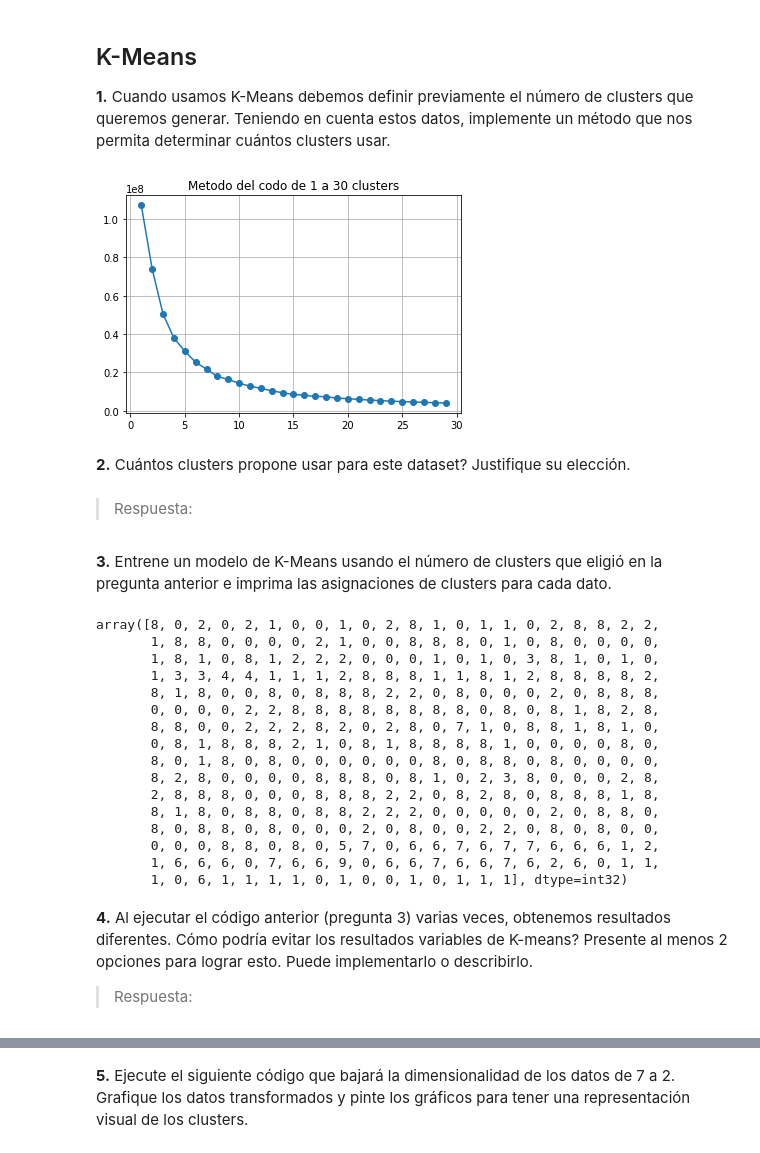
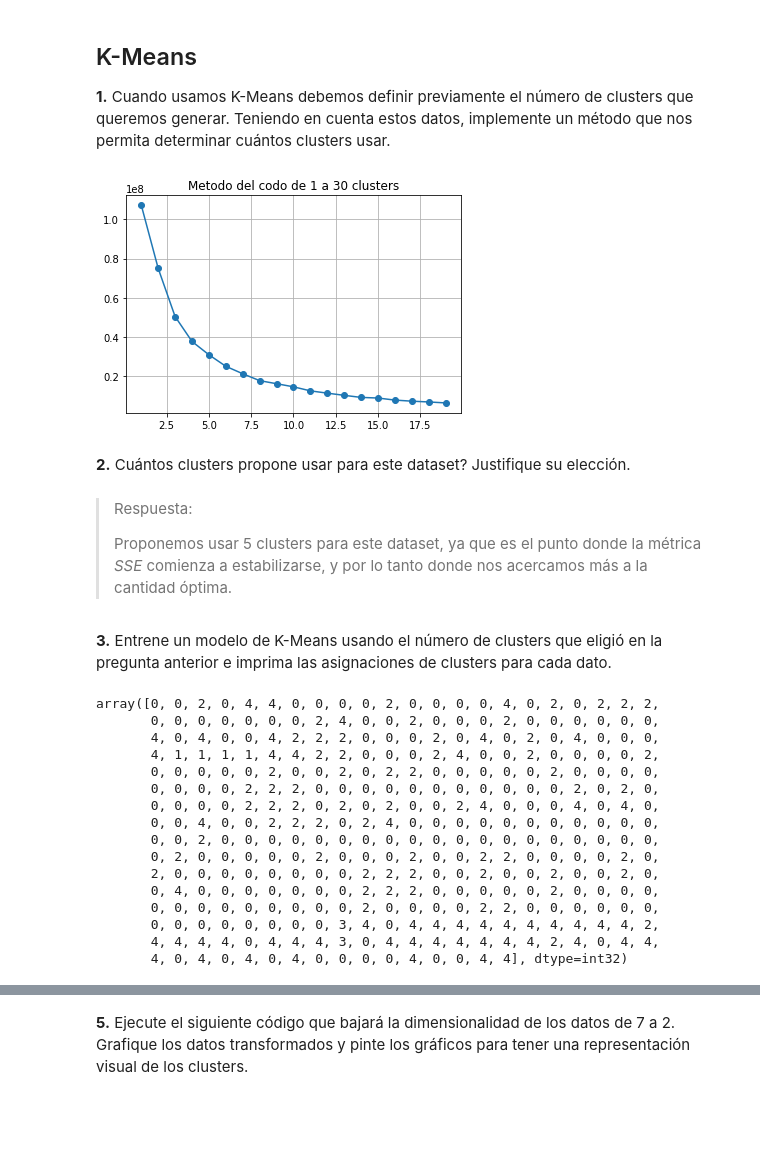
Before and after one commit to Nicolas-Francisco/Sarcastic-messages-analysis, a Jupyter notebook: -- Javo and Nico only --/T3/Tarea_3.ipynb, the cells around one changed output, grey strips where cells are left out. Drawn from its saved outputs; the diff is of its cells as text; code cells hidden in the pictures; blank space fills up the shorter version.

```diff
--- a/-- Javo and Nico only --/T3/Tarea_3.ipynb
+++ b/-- Javo and Nico only --/T3/Tarea_3.ipynb
@@ -250,62 +228,61 @@ X
 # %%
 # Respuesta
 
 from sklearn.cluster import KMeans
 from sklearn import datasets
 import matplotlib.pyplot as plt
 import numpy as np
 
 # Plotly library
 #!pip install plotly --upgrade
 import plotly.express as px
 import plotly.graph_objects as go
 import plotly.figure_factory as ff
 
 random_state = 20
 
 sse = []
 
-clusters = list(range(1, 30))
+clusters = list(range(1,20))
 for k in clusters:
     kmeans = KMeans(n_clusters=k).fit(X)
     sse.append(kmeans.inertia_)
 
 plt.plot(clusters, sse, marker="o")
 plt.title("Metodo del codo de 1 a 30 clusters")
 plt.grid(True)
 plt.show()
 # %% [output]
-[figure, old version]
+[figure, new version]
 # %% [markdown]
 **2.** Cuántos clusters propone usar para este dataset? Justifique su elección.
-# %% [markdown]
-> Respuesta:
+# %% [markdown]
+
+> Respuesta:
+>
+> Proponemos usar 5 clusters para este dataset, ya que es el punto donde la métrica *SSE* comienza a estabilizarse, y por lo tanto donde nos acercamos más a la cantidad óptima.
 # %% [markdown]
 **3.** Entrene un modelo de K-Means usando el número de clusters que eligió en la pregunta anterior e imprima las asignaciones de clusters para cada dato.
 # %%
 # Respuesta
-kmeans = KMeans(n_clusters=10, n_init=20, max_iter=300, random_state=random_state)
+kmeans = KMeans(n_clusters=5, n_init=20, max_iter=300, random_state=random_state)
 kmeans.fit(X) # fit retorna a self
 y_pred = kmeans.predict(X)
 y_pred
 # %% [output]
-array([8, 0, 2, 0, 2, 1, 0, 0, 1, 0, 2, 8, 1, 0, 1, 1, 0, 2, 8, 8, 2, 2,
-       1, 8, 8, 0, 0, 0, 0, 2, 1, 0, 0, 8, 8, 8, 0, 1, 0, 8, 0, 0, 0, 0,
-       1, 8, 1, 0, 8, 1, 2, 2, 2, 0, 0, 0, 1, 0, 1, 0, 3, 8, 1, 0, 1, 0,
-       1, 3, 3, 4, 4, 1, 1, 1, 2, 8, 8, 8, 1, 1, 8, 1, 2, 8, 8, 8, 8, 2,
-       8, 1, 8, 0, 0, 8, 0, 8, 8, 8, 2, 2, 0, 8, 0, 0, 0, 2, 0, 8, 8, 8,
-       0, 0, 0, 0, 2, 2, 8, 8, 8, 8, 8, 8, 8, 8, 0, 8, 0, 8, 1, 8, 2, 8,
-       8, 8, 0, 0, 2, 2, 2, 8, 2, 0, 2, 8, 0, 7, 1, 0, 8, 8, 1, 8, 1, 0,
-       0, 8, 1, 8, 8, 8, 2, 1, 0, 8, 1, 8, 8, 8, 8, 1, 0, 0, 0, 0, 8, 0,
-       8, 0, 1, 8, 0, 8, 0, 0, 0, 0, 0, 0, 8, 0, 8, 8, 0, 8, 0, 0, 0, 0,
-       8, 2, 8, 0, 0, 0, 0, 8, 8, 8, 0, 8, 1, 0, 2, 3, 8, 0, 0, 0, 2, 8,
-       2, 8, 8, 8, 0, 0, 0, 8, 8, 8, 2, 2, 0, 8, 2, 8, 0, 8, 8, 8, 1, 8,
-       8, 1, 8, 0, 8, 8, 0, 8, 8, 2, 2, 2, 0, 0, 0, 0, 0, 2, 0, 8, 8, 0,
-       8, 0, 8, 8, 0, 8, 0, 0, 0, 2, 0, 8, 0, 0, 2, 2, 0, 8, 0, 8, 0, 0,
-       0, 0, 0, 8, 8, 0, 8, 0, 5, 7, 0, 6, 6, 7, 6, 7, 7, 6, 6, 6, 1, 2,
-       1, 6, 6, 6, 0, 7, 6, 6, 9, 0, 6, 6, 7, 6, 6, 7, 6, 2, 6, 0, 1, 1,
-       1, 0, 6, 1, 1, 1, 1, 0, 1, 0, 0, 1, 0, 1, 1, 1], dtype=int32)
+array([0, 0, 2, 0, 4, 4, 0, 0, 0, 0, 2, 0, 0, 0, 0, 4, 0, 2, 0, 2, 2, 2,
+       0, 0, 0, 0, 0, 0, 0, 2, 4, 0, 0, 2, 0, 0, 0, 2, 0, 0, 0, 0, 0, 0,
+       4, 0, 4, 0, 0, 4, 2, 2, 2, 0, 0, 0, 2, 0, 4, 0, 2, 0, 4, 0, 0, 0,
+       4, 1, 1, 1, 1, 4, 4, 2, 2, 0, 0, 0, 2, 4, 0, 0, 2, 0, 0, 0, 0, 2,
+       0, 0, 0, 0, 0, 2, 0, 0, 2, 0, 2, 2, 0, 0, 0, 0, 0, 2, 0, 0, 0, 0,
+       0, 0, 0, 0, 2, 2, 2, 0, 0, 0, 0, 0, 0, 0, 0, 0, 0, 0, 2, 0, 2, 0,
+       0, 0, 0, 0, 2, 2, 2, 0, 2, 0, 2, 0, 0, 2, 4, 0, 0, 0, 4, 0, 4, 0,
+       0, 0, 4, 0, 0, 2, 2, 2, 0, 2, 4, 0, 0, 0, 0, 0, 0, 0, 0, 0, 0, 0,
+       0, 0, 2, 0, 0, 0, 0, 0, 0, 0, 0, 0, 0, 0, 0, 0, 0, 0, 0, 0, 0, 0,
+       0, 2, 0, 0, 0, 0, 0, 2, 0, 0, 0, 2, 0, 0, 2, 2, 0, 0, 0, 0, 2, 0,
+       2, 0, 0, 0, 0, 0, 0, 0, 0, 2, 2, 2, 0, 0, 2, 0, 0, 2, 0, 0, 2, 0,
+       0, 4, 0, 0, 0, 0, 0, 0, 0, 2, 2, 2, 0, 0, 0, 0, 0, 2, 0, 0, 0, 0,
+       0, 0, 0, 0, 0, 0, 0, 0, 0, 2, 0, 0, 0, 0, 2, 2, 0, 0, 0, 0, 0, 0,
+       0, 0, 0, 0, 0, 0, 0, 0, 3, 4, 0, 4, 4, 4, 4, 4, 4, 4, 4, 4, 4, 2,
+       4, 4, 4, 4, 0, 4, 4, 4, 3, 0, 4, 4, 4, 4, 4, 4, 4, 2, 4, 0, 4, 4,
+       4, 0, 4, 0, 4, 0, 4, 0, 0, 0, 0, 4, 0, 0, 4, 4], dtype=int32)
-# %% [markdown]
-**4.** Al ejecutar el código anterior (pregunta 3) varias veces, obtenemos resultados diferentes. Cómo podría evitar los resultados variables de K-means? Presente al menos 2 opciones para lograr esto. Puede implementarlo o describirlo.
-
-> Respuesta:
```
Also changed, not shown: parts of 105 cells of this notebook, 2 other files.
